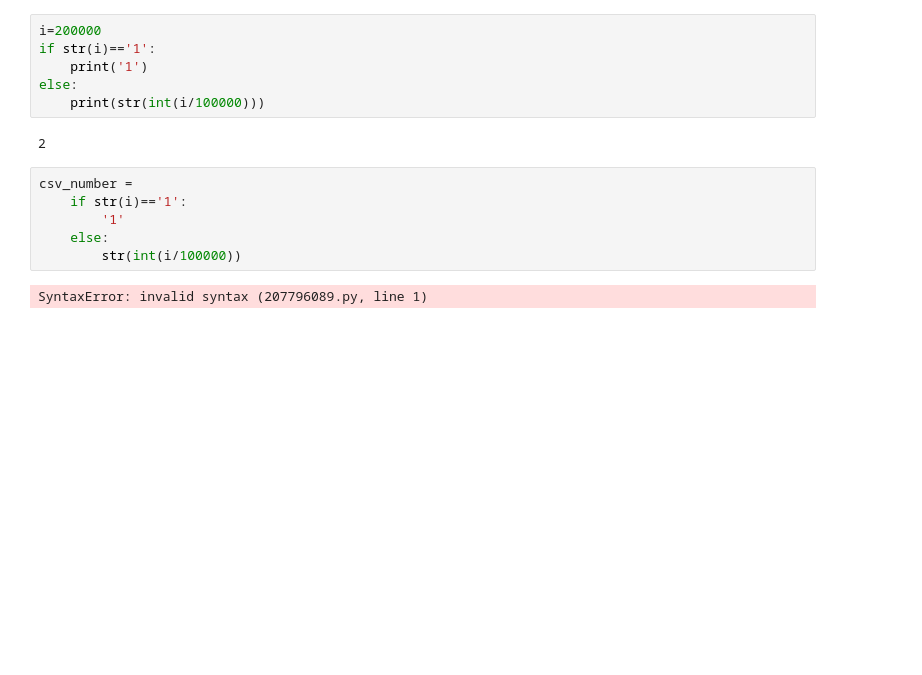
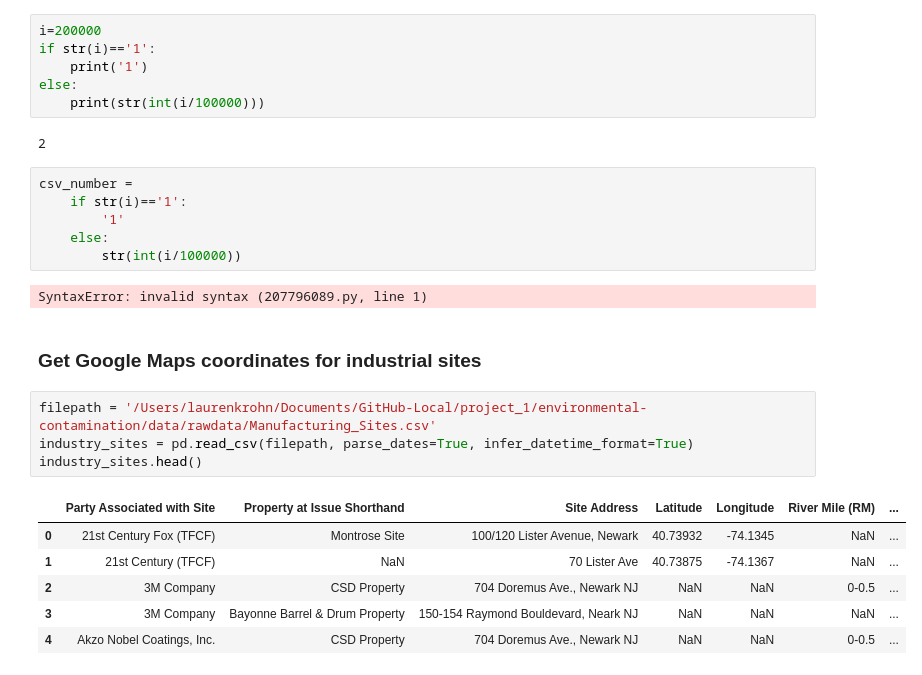
Before and after one commit to kxh3/environmental_contamination, a Jupyter notebook: data/cleandata/lauren_data_cleaning.ipynb, the cells around one changed output. Cells and saved outputs as stored; diff of their text form; blank space fills up the shorter version.

```diff
--- a/data/cleandata/lauren_data_cleaning.ipynb
+++ b/data/cleandata/lauren_data_cleaning.ipynb
@@ -301,3 +303,16 @@ csv_number =
         str(int(i/100000))
 # %% [output]
 SyntaxError: invalid syntax (207796089.py, line 1)
+# %% [markdown]
+### Get Google Maps coordinates for industrial sites
+# %%
+filepath = '/Users/laurenkrohn/Documents/GitHub-Local/project_1/environmental-contamination/data/rawdata/Manufacturing_Sites.csv'
+industry_sites = pd.read_csv(filepath, parse_dates=True, infer_datetime_format=True)
+industry_sites.head()
+# %% [output]
+|  | Party Associated with Site | Property at Issue Shorthand | Site Address | Latitude | Longitude | River Mile (RM) | ... |
+| 0 | 21st Century Fox (TFCF) | Montrose Site | 100/120 Lister Avenue, Newark | 40.73932 | -74.1345 | NaN | ... |
+| 1 | 21st Century (TFCF) | NaN | 70 Lister Ave | 40.73875 | -74.1367 | NaN | ... |
+| 2 | 3M Company | CSD Property | 704 Doremus Ave., Newark NJ | NaN | NaN | 0-0.5 | ... |
+| 3 | 3M Company | Bayonne Barrel & Drum Property | 150-154 Raymond Bouldevard, Neark NJ | NaN | NaN | NaN | ... |
+| 4 | Akzo Nobel Coatings, Inc. | CSD Property | 704 Doremus Ave., Newark NJ | NaN | NaN | 0-0.5 | ... |
```
Also changed, not shown: parts of 12 cells of this notebook, 2 other files.
